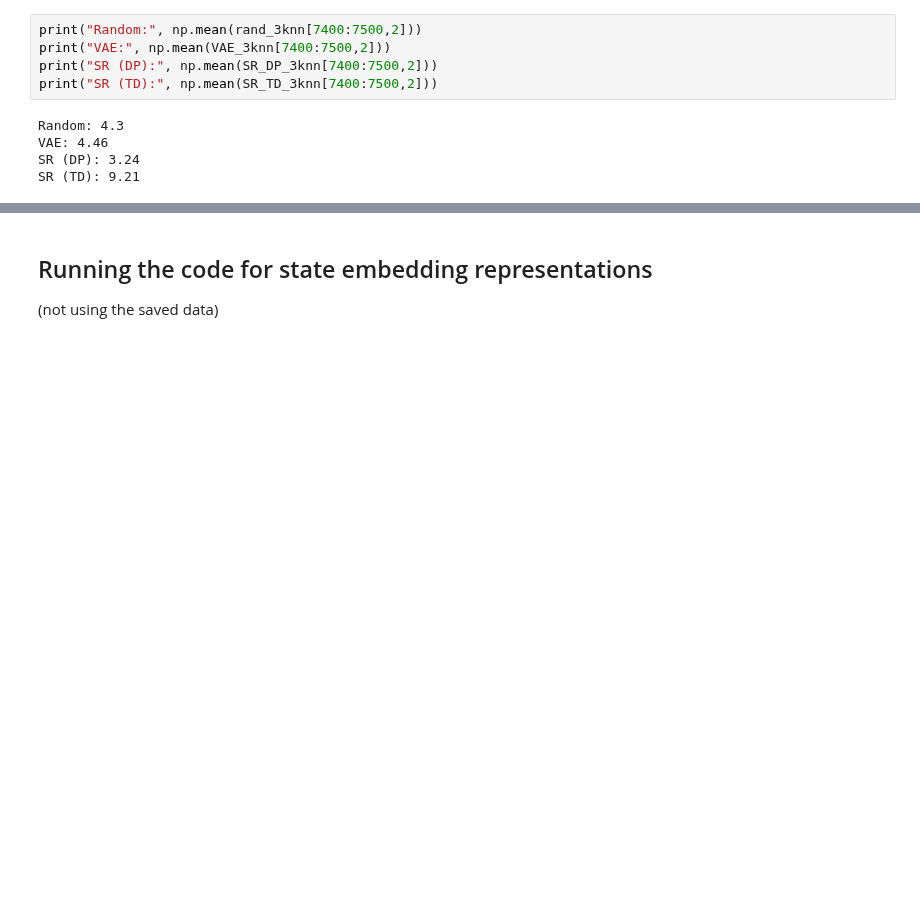
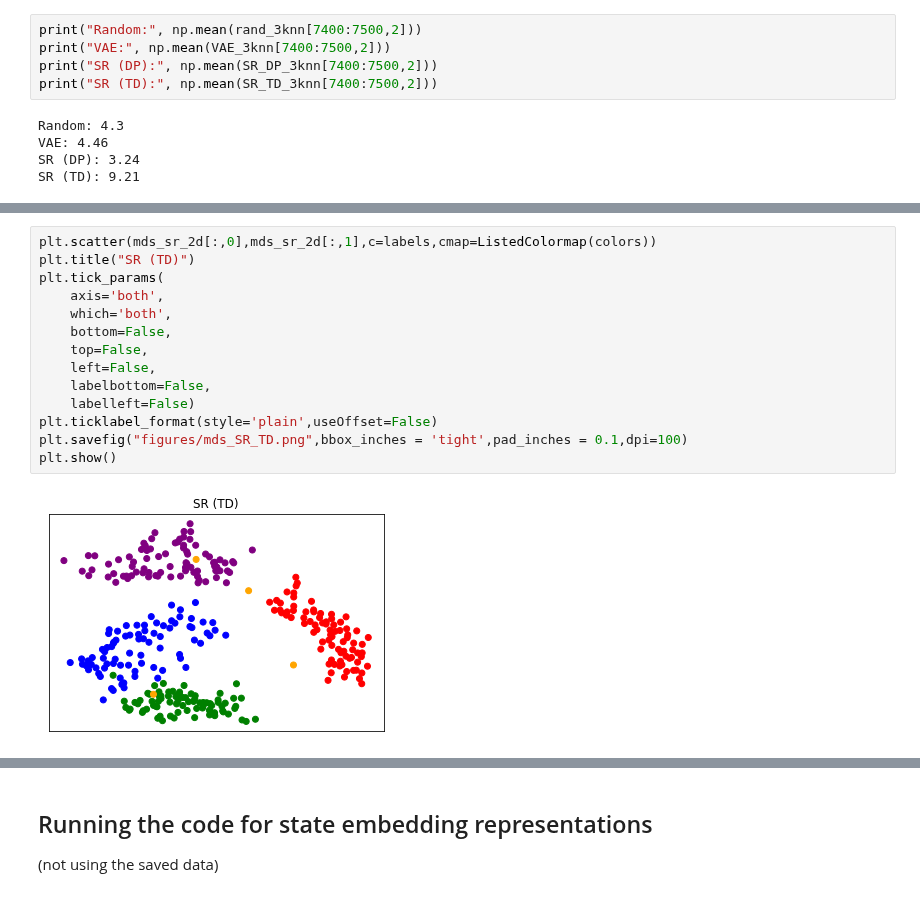
Before and after one commit to MaryZolfaghar/PredictiveEpisodicControl, a Jupyter notebook: Results.ipynb, the cells around one changed output, grey strips where cells are left out. Drawn from its saved outputs; the diff is of its cells as text; blank space fills up the shorter version.

```diff
--- a/Results.ipynb
+++ b/Results.ipynb
@@ -259,0 +272,16 @@ SR (TD): 9.21
+# %%
+plt.scatter(mds_sr_2d[:,0],mds_sr_2d[:,1],c=labels,cmap=ListedColormap(colors))
+plt.title("SR (TD)")
+plt.tick_params(
+    axis='both',
+    which='both',
+    bottom=False,
+    top=False,
+    left=False,
+    labelbottom=False,
+    labelleft=False)
+plt.ticklabel_format(style='plain',useOffset=False)
+plt.savefig("figures/mds_SR_TD.png",bbox_inches = 'tight',pad_inches = 0.1,dpi=100)
+plt.show()
+# %% [output]
+[figure, added]
```
Also changed, not shown: parts of 81 cells of this notebook, 7 other files.
